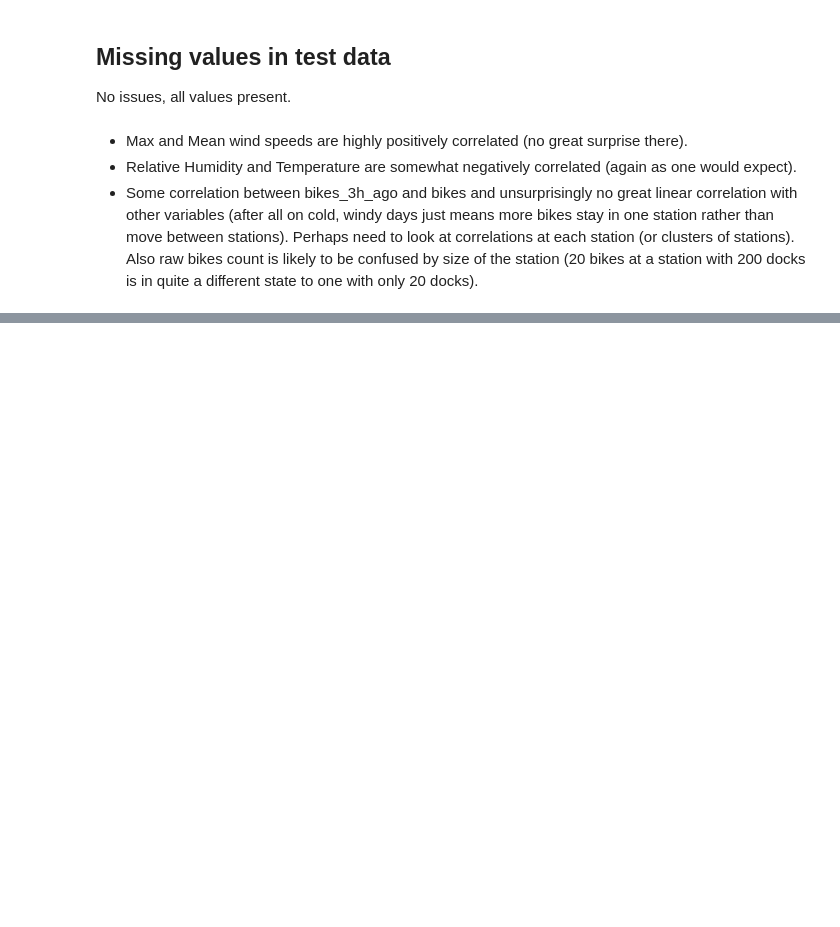
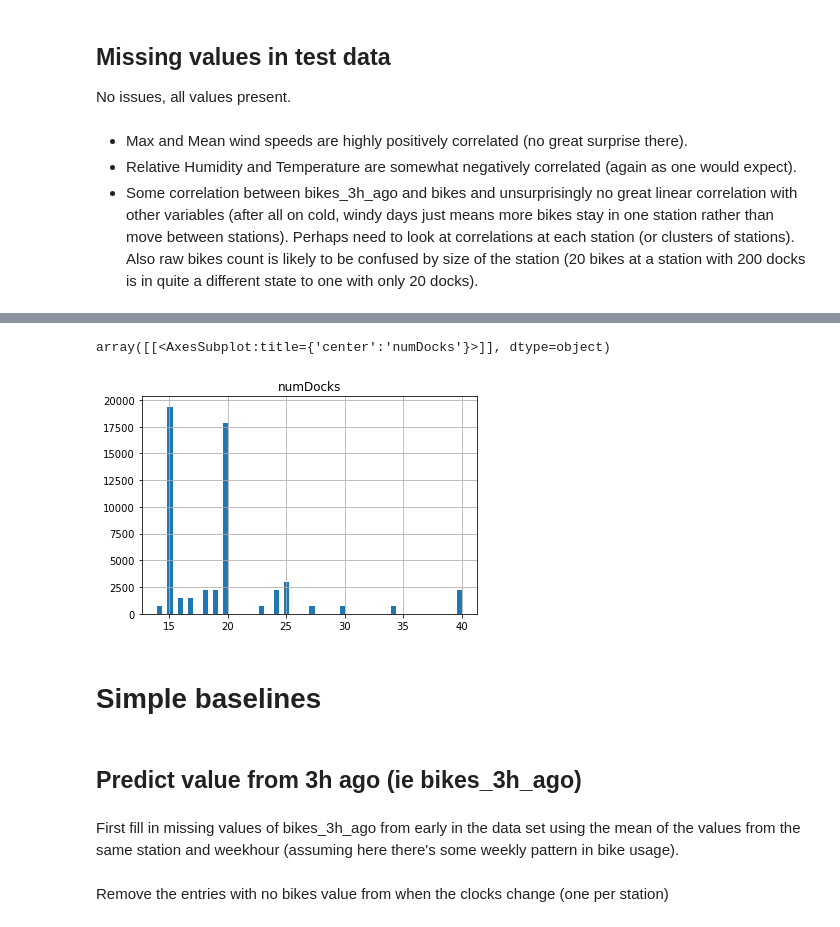
Before and after one commit to tashinam/morebikes, a Jupyter notebook: explore.ipynb, the cells around one changed output, grey strips where cells are left out. Cells and saved outputs as stored; diff of their text form; code cells hidden in the pictures; blank space fills up the shorter version.

Commit message:
add data clearning and simple baselines

```diff
--- a/explore.ipynb
+++ b/explore.ipynb
@@ -453,0 +479,11 @@ No issues, all values present.
+# %%
+df.hist("numDocks", bins=60)
+# %% [output]
+array([[<AxesSubplot:title={'center':'numDocks'}>]], dtype=object)
+[figure, added]
+# %% [markdown]
+# Simple baselines
+# %% [markdown]
+## Predict value from 3h ago (ie bikes_3h_ago)
+# %% [markdown]
+First fill in missing values of bikes_3h_ago from early in the data set using the mean of the values from the same station and weekhour (assuming here there's some weekly pattern in bike usage).
@@ -453,0 +492,2 @@ No issues, all values present.
+# %% [markdown]
+Remove the entries with no bikes value from when the clocks change (one per station)
```
Also changed, not shown: parts of 16 cells of this notebook.
